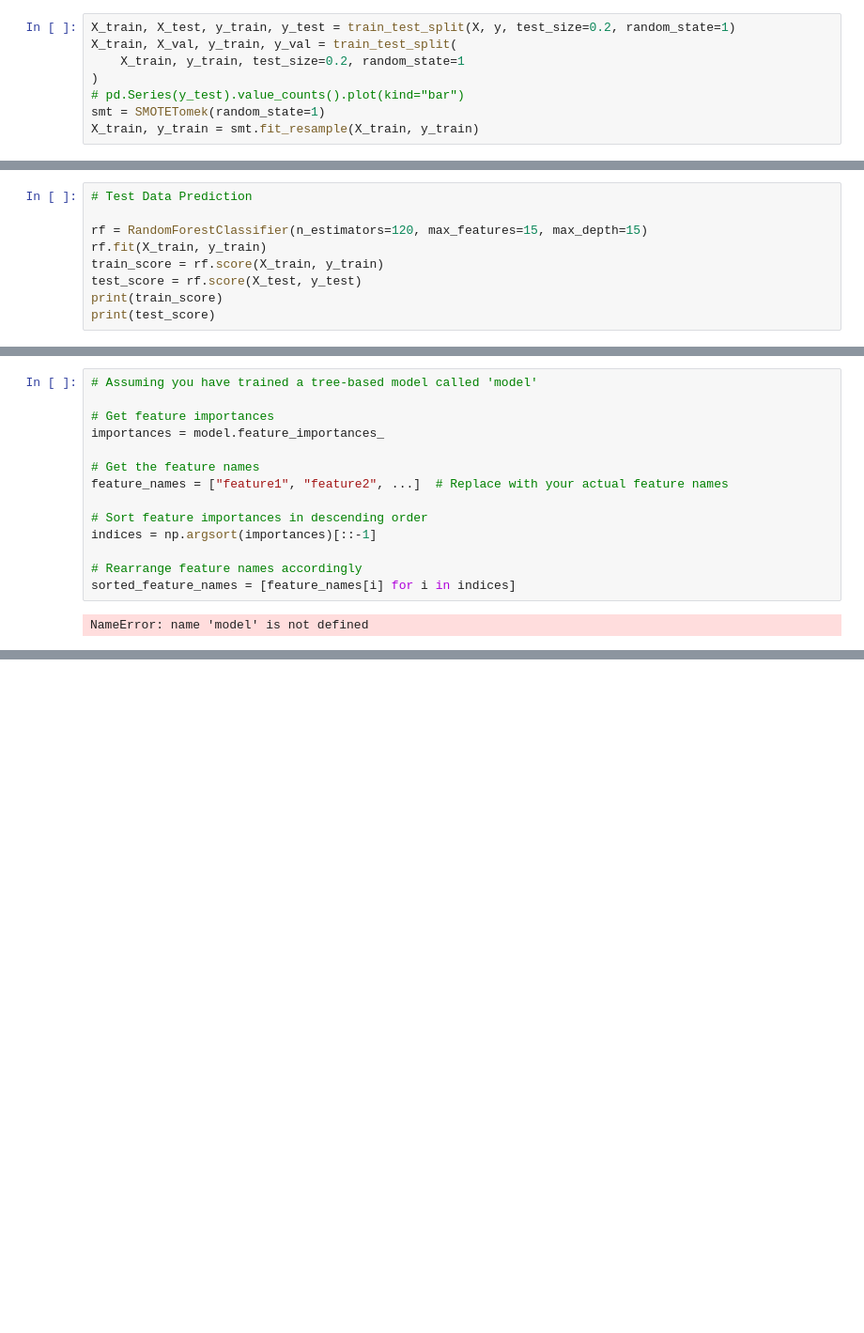
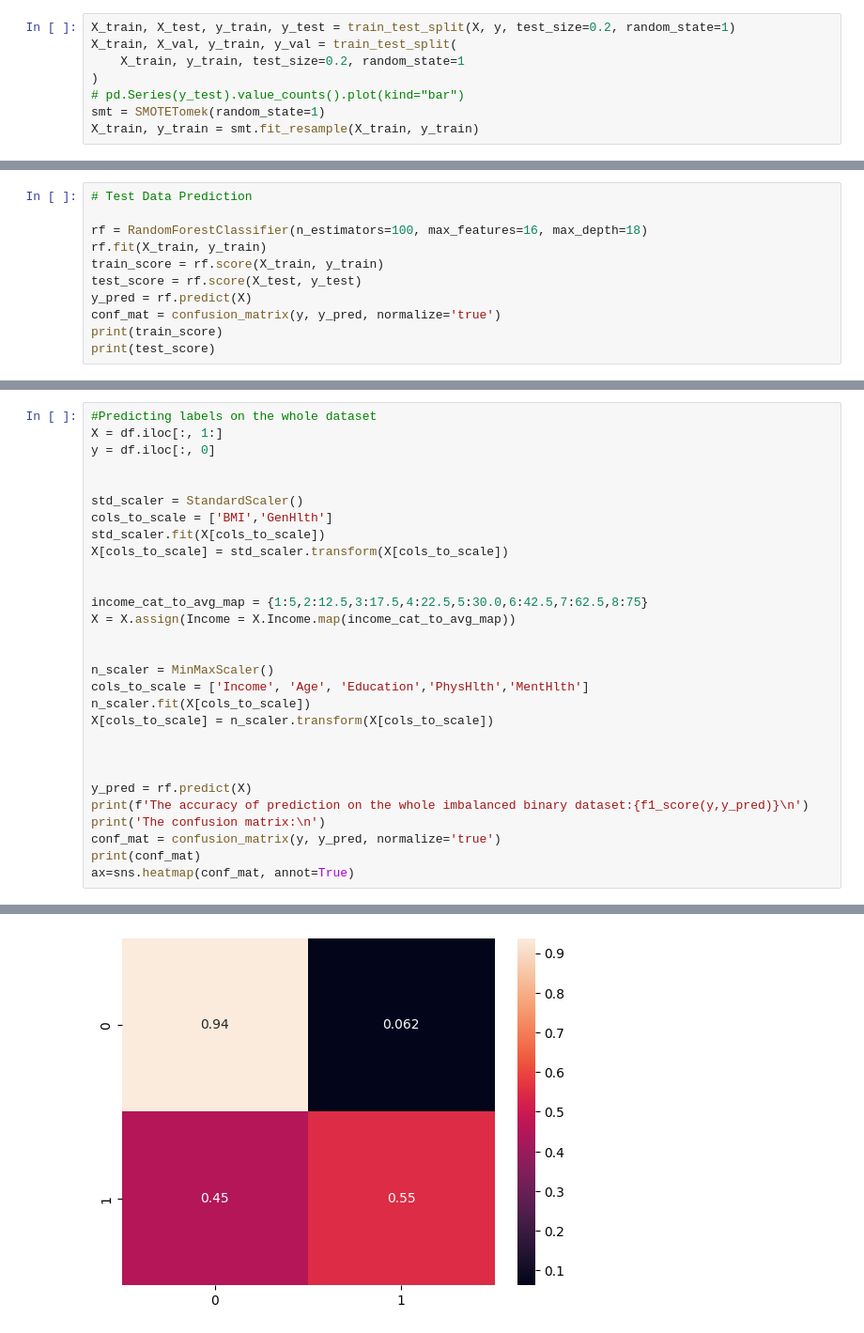
Before and after one commit to motagfr/Diabetes, a Jupyter notebook: DiabeteProject.ipynb, the cells around one changed output, grey strips where cells are left out. Shown at 94% size. Saved outputs shown, nothing was run; the diff lists cells and outputs as text; blank space fills up the shorter version.

Commit message:
Random Forest Finished.

```diff
--- a/DiabeteProject.ipynb
+++ b/DiabeteProject.ipynb
@@ -269,10 +273,12 @@ KeyboardInterrupt:
 # %%
 # Test Data Prediction
 
-rf = RandomForestClassifier(n_estimators=120, max_features=15, max_depth=15)
+rf = RandomForestClassifier(n_estimators=100, max_features=16, max_depth=18)
 rf.fit(X_train, y_train)
 train_score = rf.score(X_train, y_train)
 test_score = rf.score(X_test, y_test)
+y_pred = rf.predict(X)
+conf_mat = confusion_matrix(y, y_pred, normalize='true')
 print(train_score)
 print(test_score)
 # %% [output]
@@ -281,16 +287,30 @@ print(test_score)
-# %%
-# Assuming you have trained a tree-based model called 'model'
-
-# Get feature importances
-importances = model.feature_importances_
-
-# Get the feature names
-feature_names = ["feature1", "feature2", ...]  # Replace with your actual feature names
-
-# Sort feature importances in descending order
-indices = np.argsort(importances)[::-1]
-
-# Rearrange feature names accordingly
-sorted_feature_names = [feature_names[i] for i in indices]
-# %% [output]
-NameError: name 'model' is not defined
+# %%
+#Predicting labels on the whole dataset
+X = df.iloc[:, 1:]
+y = df.iloc[:, 0]
+
+
+std_scaler = StandardScaler()
+cols_to_scale = ['BMI','GenHlth']
+std_scaler.fit(X[cols_to_scale])
+X[cols_to_scale] = std_scaler.transform(X[cols_to_scale])
+
+
+income_cat_to_avg_map = {1:5,2:12.5,3:17.5,4:22.5,5:30.0,6:42.5,7:62.5,8:75}
+X = X.assign(Income = X.Income.map(income_cat_to_avg_map))
+
+
+n_scaler = MinMaxScaler()
+cols_to_scale = ['Income', 'Age', 'Education','PhysHlth','MentHlth']
+n_scaler.fit(X[cols_to_scale])
+X[cols_to_scale] = n_scaler.transform(X[cols_to_scale])
+
+
+
+y_pred = rf.predict(X)
+print(f'The accuracy of prediction on the whole imbalanced binary dataset:{f1_score(y,y_pred)}\n')
+print('The confusion matrix:\n')
+conf_mat = confusion_matrix(y, y_pred, normalize='true')
+print(conf_mat)
+ax=sns.heatmap(conf_mat, annot=True)
+# %% [output]
@@ -296,0 +323 @@ NameError: name 'model' is not defined
+[figure, added]
```
Also changed, not shown: parts of 11 cells of this notebook, 1 other file.
